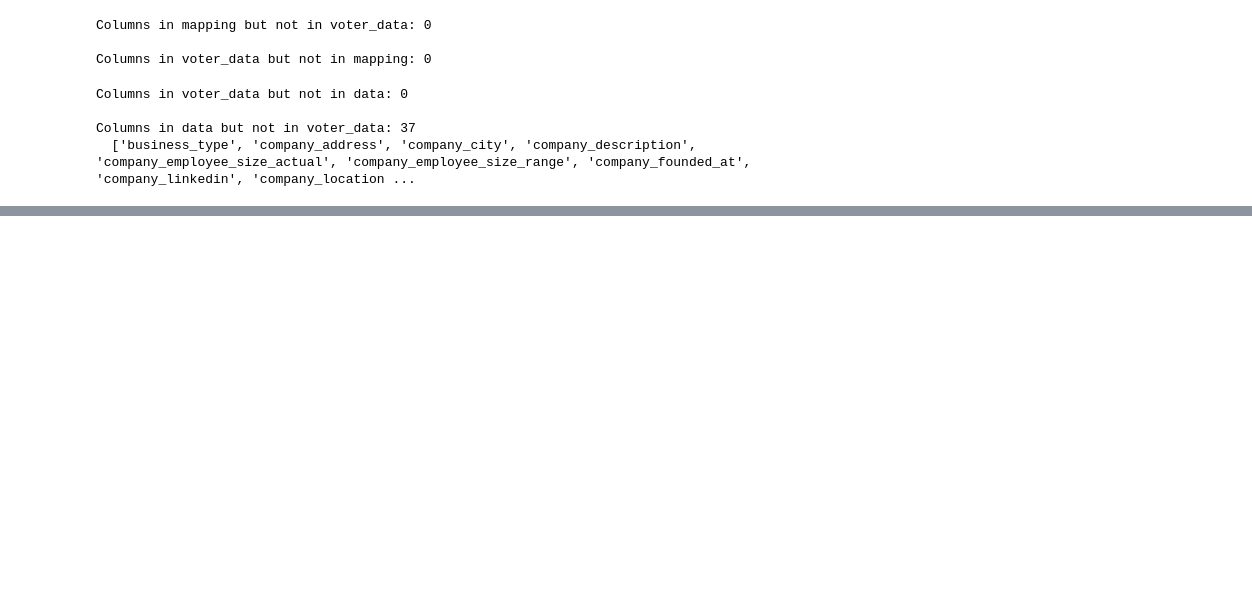
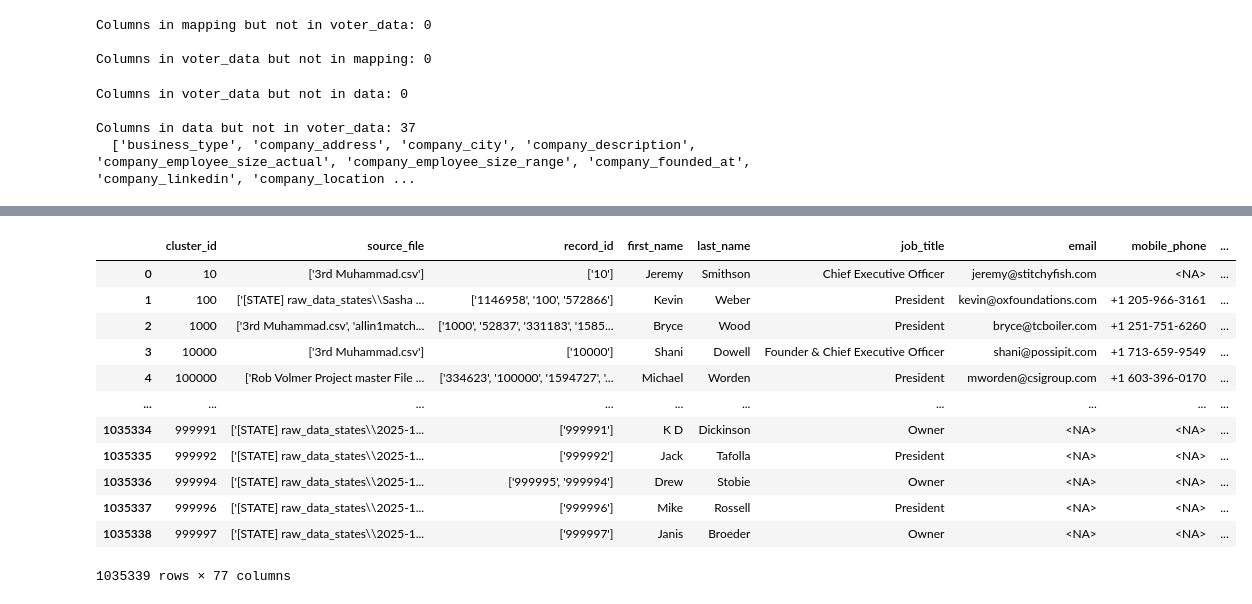
Before and after one commit to rayleighxu7/us-political-data-merge-robv, a Jupyter notebook: 9append_voter_data.ipynb, the cells around one changed output, grey strips where cells are left out. Saved outputs shown, nothing was run; the diff lists cells and outputs as text; code cells hidden in the pictures; blank space fills up the shorter version.

```diff
--- a/9append_voter_data.ipynb
+++ b/9append_voter_data.ipynb
@@ -215,0 +236,16 @@ metrics_df_pivoted.to_csv("csv_outputs/metrics_post_appended_voter_info_2026-03-
+# %%
+pd.read_csv("csv_outputs/data_appended_voter_info_2026-04-13.csv", dtype="string")
+# %% [output]
+|  | cluster_id | source_file | record_id | first_name | last_name | job_title | email | mobile_phone | ... |
+| 0 | 10 | ['3rd Muhammad.csv'] | ['10'] | Jeremy | Smithson | Chief Executive Officer | jeremy@stitchyfish.com | <NA> | ... |
+| 1 | 100 | ['[STATE] raw_data_states\\Sasha ... | ['1146958', '100', '572866'] | Kevin | Weber | President | kevin@oxfoundations.com | +1 205-966-3161 | ... |
+| 2 | 1000 | ['3rd Muhammad.csv', 'allin1match... | ['1000', '52837', '331183', '1585... | Bryce | Wood | President | bryce@tcboiler.com | +1 251-751-6260 | ... |
+| 3 | 10000 | ['3rd Muhammad.csv'] | ['10000'] | Shani | Dowell | Founder & Chief Executive Officer | shani@possipit.com | +1 713-659-9549 | ... |
+| 4 | 100000 | ['Rob Volmer Project master File ... | ['334623', '100000', '1594727', '... | Michael | Worden | President | mworden@csigroup.com | +1 603-396-0170 | ... |
+| ... | ... | ... | ... | ... | ... | ... | ... | ... | ... |
+| 1035334 | 999991 | ['[STATE] raw_data_states\\2025-1... | ['999991'] | K D | Dickinson | Owner | <NA> | <NA> | ... |
+| 1035335 | 999992 | ['[STATE] raw_data_states\\2025-1... | ['999992'] | Jack | Tafolla | President | <NA> | <NA> | ... |
+| 1035336 | 999994 | ['[STATE] raw_data_states\\2025-1... | ['999995', '999994'] | Drew | Stobie | Owner | <NA> | <NA> | ... |
+| 1035337 | 999996 | ['[STATE] raw_data_states\\2025-1... | ['999996'] | Mike | Rossell | President | <NA> | <NA> | ... |
+| 1035338 | 999997 | ['[STATE] raw_data_states\\2025-1... | ['999997'] | Janis | Broeder | Owner | <NA> | <NA> | ... |
+1035339 rows × 77 columns
```
Also changed, not shown: parts of 6 cells of this notebook, 4 other files.
